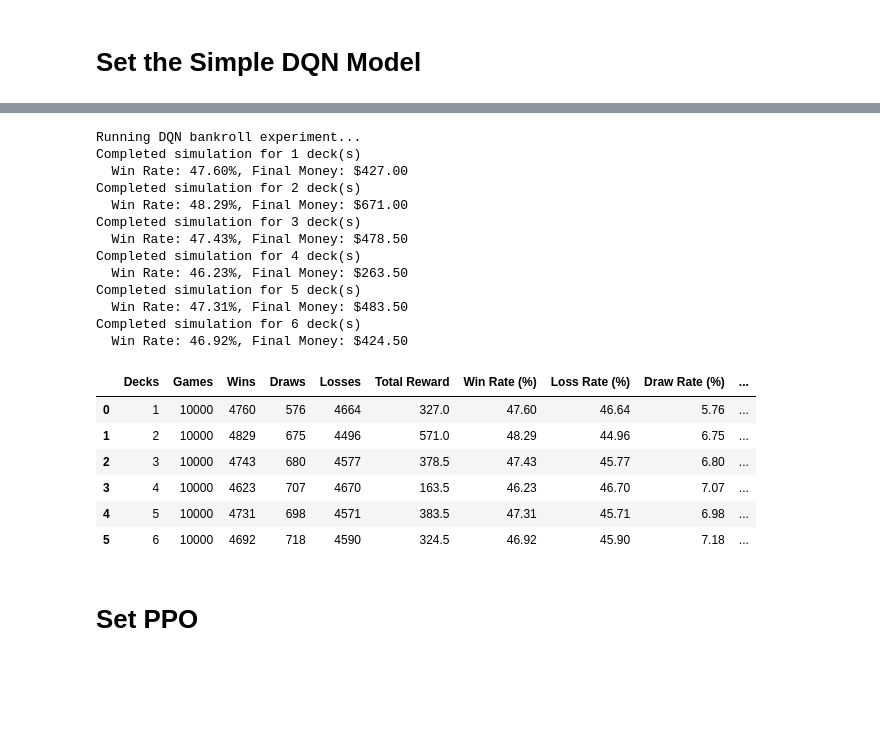
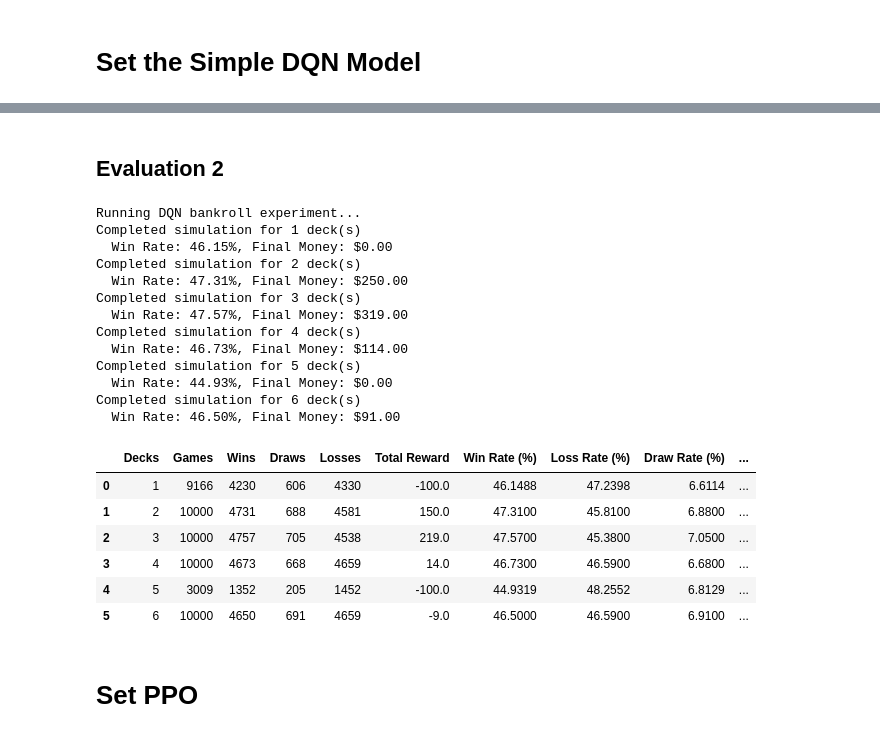
Before and after one commit to AHansViary/Blackjack-Simulation, a Jupyter notebook: Experiment-Simple/reinforcement.ipynb, the cells around one changed output, grey strips where cells are left out. Drawn from its saved outputs; the diff is of its cells as text; code cells hidden in the pictures; blank space fills up the shorter version.

```diff
--- a/Experiment-Simple/reinforcement.ipynb
+++ b/Experiment-Simple/reinforcement.ipynb
@@ -271,9 +291,9 @@ dqn_models = {}
 
 for num_decks in range(1, 7):
     print(f"\n=== Training model for {num_decks} deck(s) ===")
-    env = BlackjackEnv(numdecks=num_decks, natural=True)
+    env = BlackjackEnv(numdecks=num_decks, natural=False)
     model_save_path = f"blackjack_dqn_decks_{num_decks}.pth"
-    model, _ = train_dqn(env, n_episodes=10000, model_save_path=model_save_path)
+    model, _ = train_dqn(env, n_episodes=50000, model_save_path=model_save_path)
     dqn_models[num_decks] = model
     print(f"Completed training for {num_decks} deck(s)")
 
@@ -414,3 +460,5 @@ Evaluating model for 6 deck(s)...
+# %% [markdown]
+## Evaluation 2
 # %%
 # Helper function to preprocess state
 def preprocess_state(state):
@@ -427,7 +475,7 @@ def evaluate_dqn_bankroll(models, num_games=10000, max_decks=6, initial_money=10
 
     for num_deck in range(1, max_decks + 1):
 
-        env = BlackjackEnv(numdecks=num_deck, natural=True)
+        env = BlackjackEnv(numdecks=num_deck, natural=False)
         q_network = models[num_deck]  # Get the specific model for this deck size
         q_network.eval()  # Set the model to evaluation mode
 
@@ -436,6 +484,8 @@ def evaluate_dqn_bankroll(models, num_games=10000, max_decks=6, initial_money=10
         losses = 0
         draws = 0
         total_reward = 0
+        count_natural_player = 0
+        count_natural_dealer = 0
 
         # For tracking bankruptcy
         games_played = 0
@@ -448,7 +498,7 @@ def evaluate_dqn_bankroll(models, num_games=10000, max_decks=6, initial_money=10
                 break
 
             games_played = game
-            obs = env.reset()
+            obs = env.reset(seed=game)
             done = False
 
             # Bet $1
@@ -482,6 +532,10 @@ def evaluate_dqn_bankroll(models, num_games=10000, max_decks=6, initial_money=10
                 # Execute the action
                 try:
                     next_obs, reward, done, _ = env.step(action)
+                    if is_natural(env.hands[0]):
+                        count_natural_player += 1
+                    if is_natural(env.dealer):
+                        count_natural_dealer += 1
                     episode_reward += reward
                     obs = next_obs
                 except Exception as e:
@@ -489,32 +543,21 @@ def evaluate_dqn_bankroll(models, num_games=10000, max_decks=6, initial_money=10
                     print(f"Error executing action {action}: {e}")
                     action = 0  # Stick
                     next_obs, reward, done, _ = env.step(action)
+
                     episode_reward += reward
                     obs = next_obs
 
-            # End of episode accounting
-            total_reward += episode_reward
+                if done:
+                    total_reward += episode_reward
 
-            # Update wins/losses/draws and bankroll
-            if episode_reward > 0:
-                wins += 1
-                # Calculate payout
-                if doubled_down:
-                    money += 4  # Win 2x the doubled bet
-                else:
-                    if episode_reward > 1:  # Blackjack
-                        money += 2.5  # 3:2 payout
+                    if episode_reward > 0:
+                        wins += 1
+                        money += 2
+                    elif episode_reward < 0:
+                        losses += 1
                     else:
-                        money += 2  # Even money
-            elif episode_reward < 0:
-                losses += 1
-                # Money already subtracted for bet
-            else:
-                draws += 1
-                if doubled_down:
-                    money += 2  # Get doubled bet back
-                else:
-                    money += 1  # Get original bet back
+                        draws += 1
+                        money += 1
 
         # Store results
         bankruptcy_message = f"Bankrupt after {games_played} games" if went_bankrupt else "Solvent"
@@ -525,45 +568,47 @@ def evaluate_dqn_bankroll(models, num_games=10000, max_decks=6, initial_money=10
             "Wins": wins,
             "Draws": draws,
             "Losses": losses,
             "Total Reward": round(total_reward, 4),
             "Win Rate (%)": round((wins / games_played) * 100, 4) if games_played > 0 else 0,
             "Loss Rate (%)": round((losses / games_played) * 100, 4) if games_played > 0 else 0,
             "Draw Rate (%)": round((draws / games_played) * 100, 4) if games_played > 0 else 0,
             "Average Reward": round(total_reward / games_played, 4) if games_played > 0 else 0,
             "Final Money": round(money, 2),
+            "Natural Player": count_natural_player,
+            "Natural Dealer": count_natural_dealer,
             "Status": bankruptcy_message
         })
 
         print(f"Completed simulation for {num_deck} deck(s)")
         print(f"  Win Rate: {(wins/games_played)*100:.2f}%, Final Money: ${money:.2f}")
 
     return pd.DataFrame(results)
 
 # Run the bankroll experiment
 print("\nRunning DQN bankroll experiment...")
 df_dqn_bankroll = evaluate_dqn_bankroll(dqn_models, num_games=10000, max_decks=6, initial_money=100)
 df_dqn_bankroll
 # %% [output]
 Running DQN bankroll experiment...
 Completed simulation for 1 deck(s)
-  Win Rate: 47.60%, Final Money: $427.00
+  Win Rate: 46.15%, Final Money: $0.00
 Completed simulation for 2 deck(s)
-  Win Rate: 48.29%, Final Money: $671.00
+  Win Rate: 47.31%, Final Money: $250.00
 Completed simulation for 3 deck(s)
-  Win Rate: 47.43%, Final Money: $478.50
+  Win Rate: 47.57%, Final Money: $319.00
 Completed simulation for 4 deck(s)
-  Win Rate: 46.23%, Final Money: $263.50
+  Win Rate: 46.73%, Final Money: $114.00
 Completed simulation for 5 deck(s)
-  Win Rate: 47.31%, Final Money: $483.50
+  Win Rate: 44.93%, Final Money: $0.00
 Completed simulation for 6 deck(s)
-  Win Rate: 46.92%, Final Money: $424.50
+  Win Rate: 46.50%, Final Money: $91.00
 |  | Decks | Games | Wins | Draws | Losses | Total Reward | Win Rate (%) | Loss Rate (%) | Draw Rate (%) | ... |
-| 0 | 1 | 10000 | 4760 | 576 | 4664 | 327.0 | 47.60 | 46.64 | 5.76 | ... |
-| 1 | 2 | 10000 | 4829 | 675 | 4496 | 571.0 | 48.29 | 44.96 | 6.75 | ... |
-| 2 | 3 | 10000 | 4743 | 680 | 4577 | 378.5 | 47.43 | 45.77 | 6.80 | ... |
-| 3 | 4 | 10000 | 4623 | 707 | 4670 | 163.5 | 46.23 | 46.70 | 7.07 | ... |
-| 4 | 5 | 10000 | 4731 | 698 | 4571 | 383.5 | 47.31 | 45.71 | 6.98 | ... |
-| 5 | 6 | 10000 | 4692 | 718 | 4590 | 324.5 | 46.92 | 45.90 | 7.18 | ... |
+| 0 | 1 | 9166 | 4230 | 606 | 4330 | -100.0 | 46.1488 | 47.2398 | 6.6114 | ... |
+| 1 | 2 | 10000 | 4731 | 688 | 4581 | 150.0 | 47.3100 | 45.8100 | 6.8800 | ... |
+| 2 | 3 | 10000 | 4757 | 705 | 4538 | 219.0 | 47.5700 | 45.3800 | 7.0500 | ... |
+| 3 | 4 | 10000 | 4673 | 668 | 4659 | 14.0 | 46.7300 | 46.5900 | 6.6800 | ... |
+| 4 | 5 | 3009 | 1352 | 205 | 1452 | -100.0 | 44.9319 | 48.2552 | 6.8129 | ... |
+| 5 | 6 | 10000 | 4650 | 691 | 4659 | -9.0 | 46.5000 | 46.5900 | 6.9100 | ... |
 # %% [markdown]
 # Set PPO
 # %%
```
Also changed, not shown: parts of 12 cells of this notebook, 12 other files.
